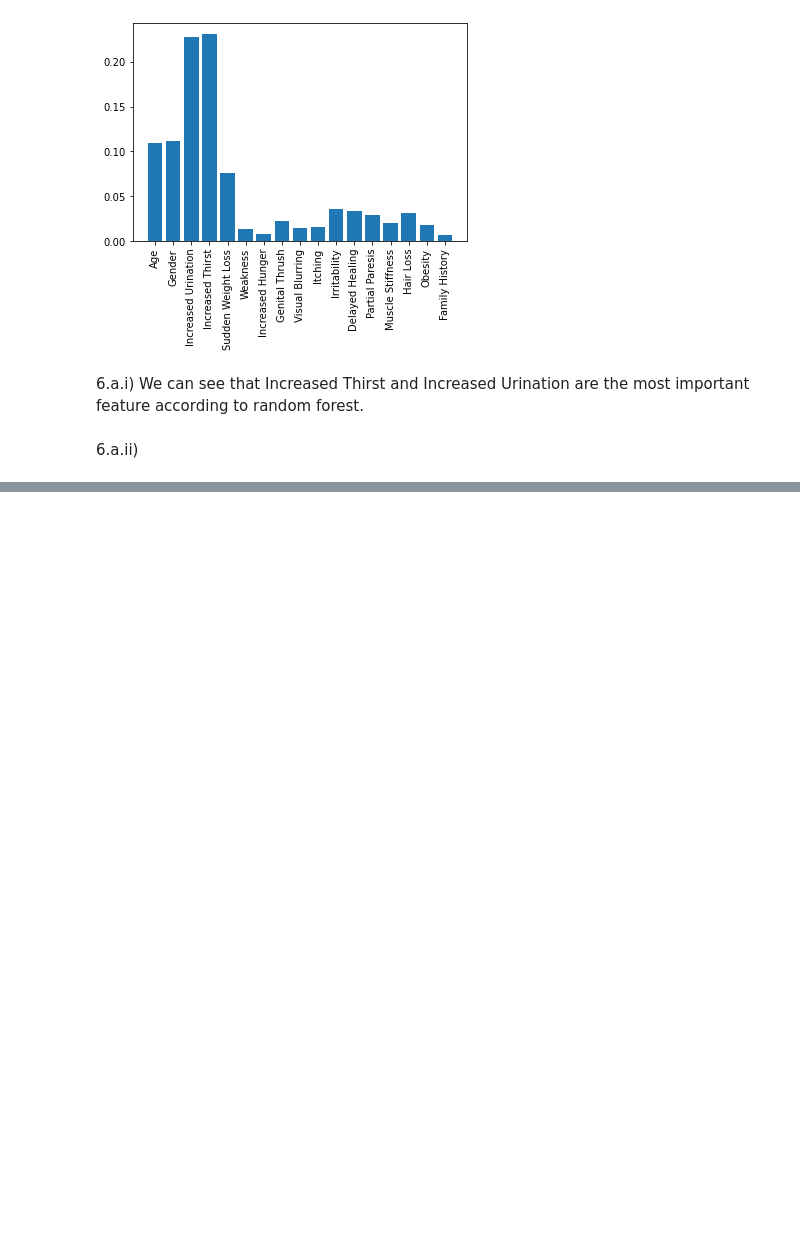
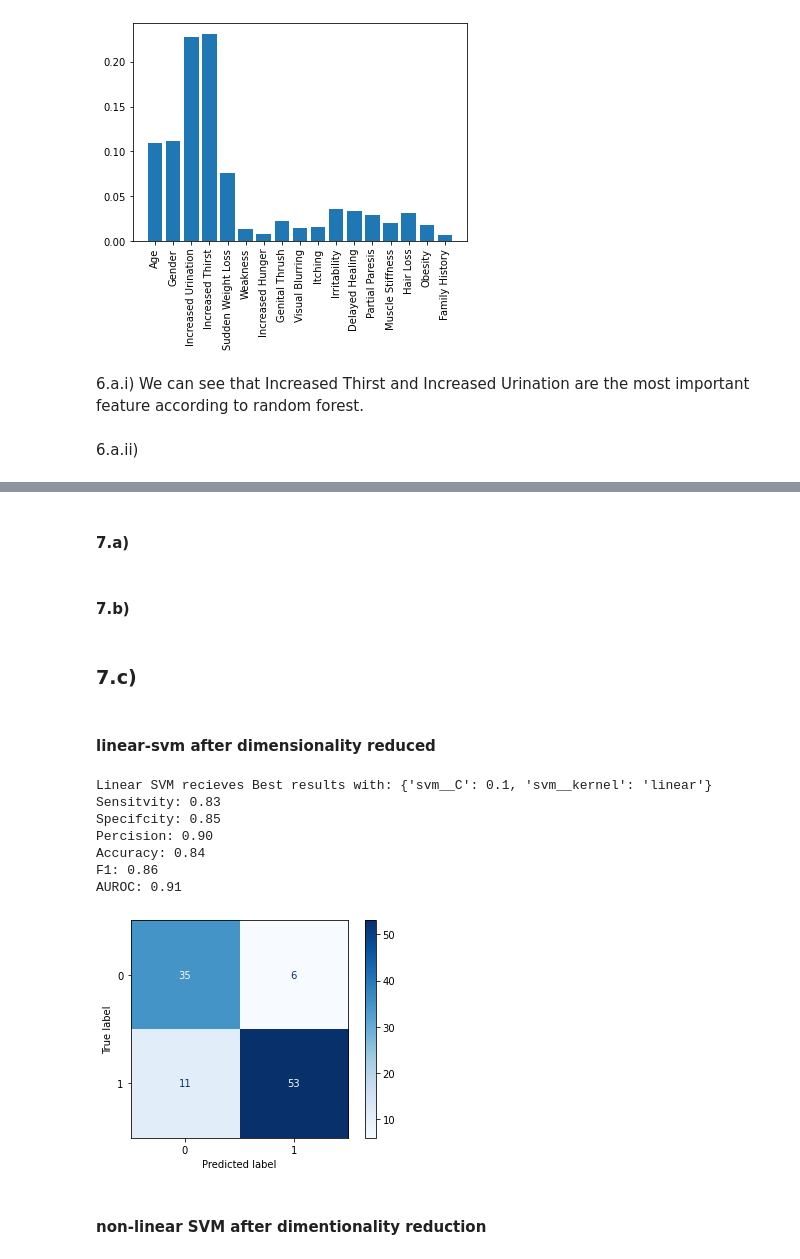
Before and after one commit to mlh-master/hw2_mlh-guy-dor, a Jupyter notebook: HW2.ipynb, the cells around one changed output, grey strips where cells are left out. Drawn from its saved outputs; the diff is of its cells as text; code cells hidden in the pictures; blank space fills up the shorter version.

```diff
--- a/HW2.ipynb
+++ b/HW2.ipynb
@@ -545,0 +548,31 @@ plt.show()
+# %% [markdown]
+#### 7.a)
+# %%
+from sklearn.decomposition import PCA
+
+pca = PCA(n_components=2)
+x_train_reduced = pca.fit_transform(X_train)
+x_test_reduced = pca.transform(X_test)
+#plot figure as requested
+# %% [markdown]
+#### 7.b)
+# %% [markdown]
+### 7.c)
+# %% [markdown]
+#### linear-svm after dimensionality reduced
+# %%
+linear_svm.fit(x_train_reduced, y_train)
+best_linear_svm = linear_svm.best_estimator_
+print('Linear SVM recieves Best results with: {}'.format(linear_svm.best_params_))
+plot_print_model_results(best_linear_svm, x_test_reduced, y_test)
+# %% [output]
+Linear SVM recieves Best results with: {'svm__C': 0.1, 'svm__kernel': 'linear'}
+Sensitvity: 0.83
+Specifcity: 0.85
+Percision: 0.90
+Accuracy: 0.84
+F1: 0.86
+AUROC: 0.91
+[figure, added]
+# %% [markdown]
+#### non-linear SVM after dimentionality reduction
```
Also changed, not shown: parts of 9 cells of this notebook.
